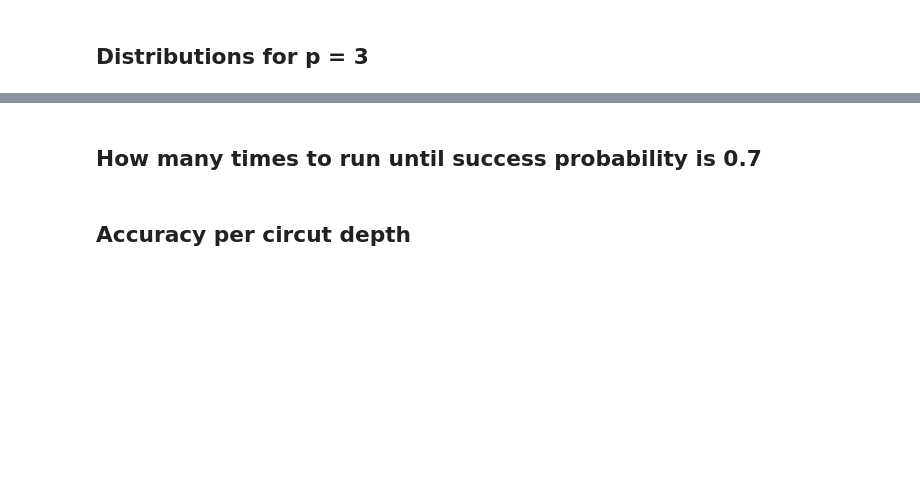
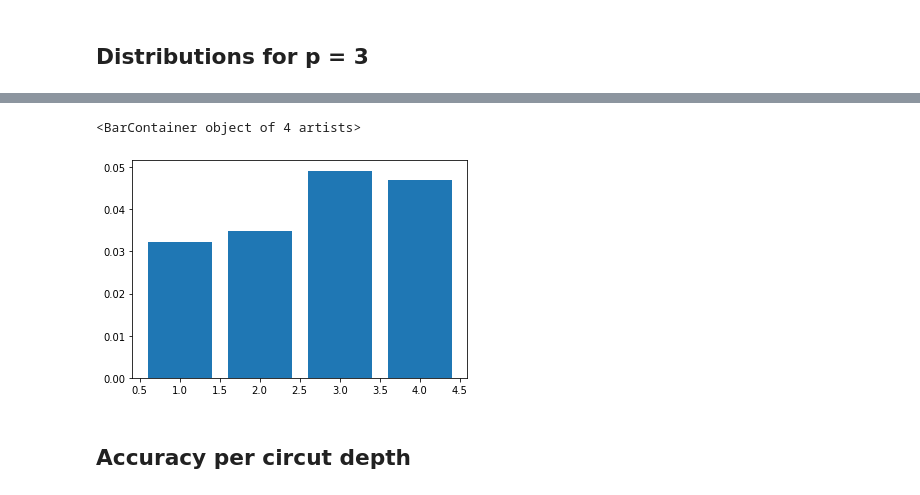
Before and after one commit to zentas/qaoa, a Jupyter notebook: Main.ipynb, the cells around one changed output, grey strips where cells are left out. Saved outputs shown, nothing was run; the diff lists cells and outputs as text; code cells hidden in the pictures; blank space fills up the shorter version.

```diff
--- a/Main.ipynb
+++ b/Main.ipynb
@@ -191,7 +190,10 @@ def compute_avg_probs(p):
     return experiment.compute_probability_avg(models_and_brute_solutions,
                                               me.retrieve_probabilities1)
 # %%
-rng = list(range(1,4))
+rng = list(range(1, 5))
 a = [compute_avg_probs(p=i) for i in rng]
 plt.bar(rng, a)
+# %% [output]
+<BarContainer object of 4 artists>
+[figure, added]
 # %%
@@ -200,3 +214 @@ a = [compute_avg_probs(p=i) for i in rng]
 plt.bar(rng, a)
-# %% [markdown]
-## How many times to run until success probability is  0.7
```
Also changed, not shown: parts of 19 cells of this notebook, 1 other file.
